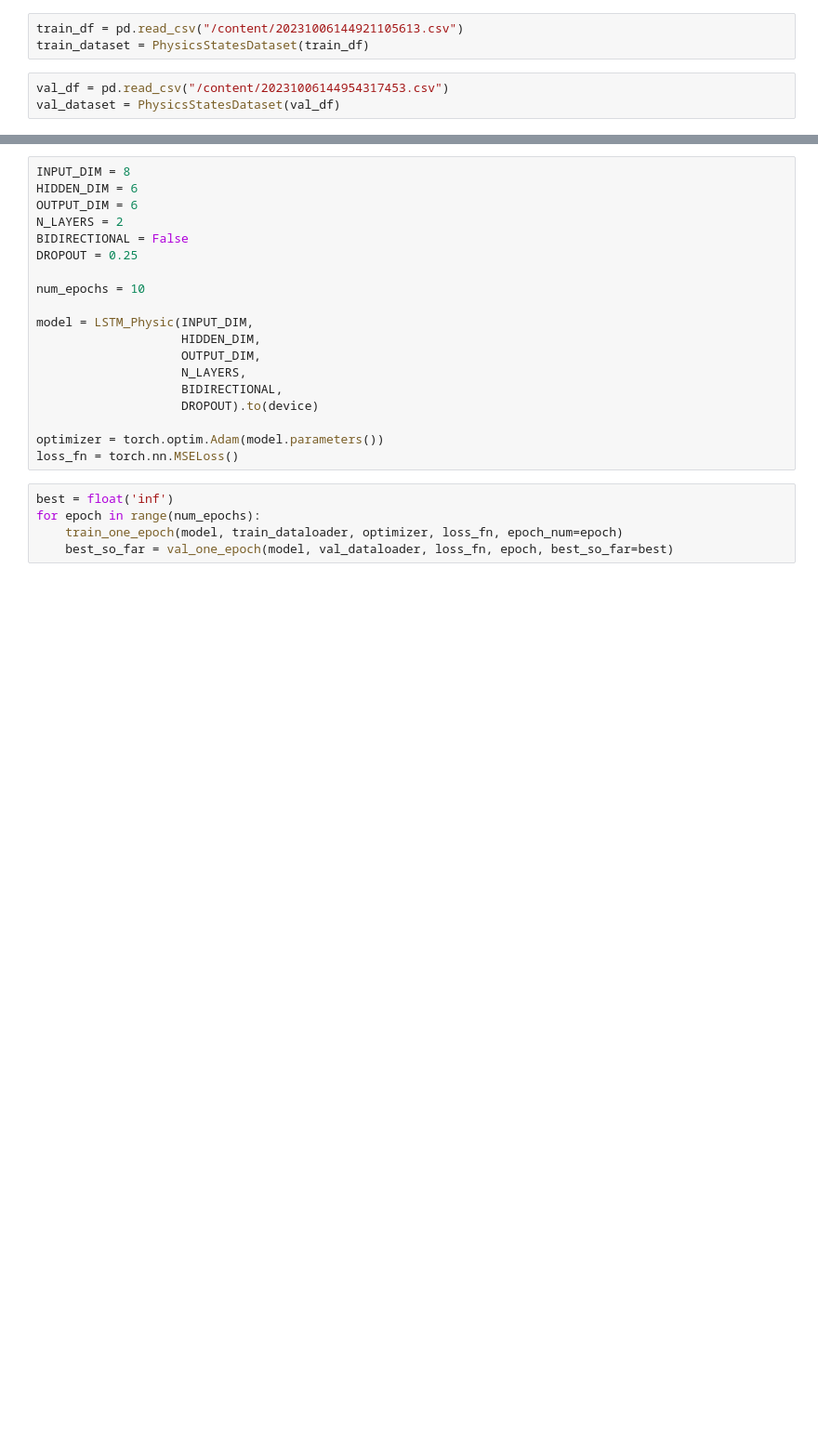
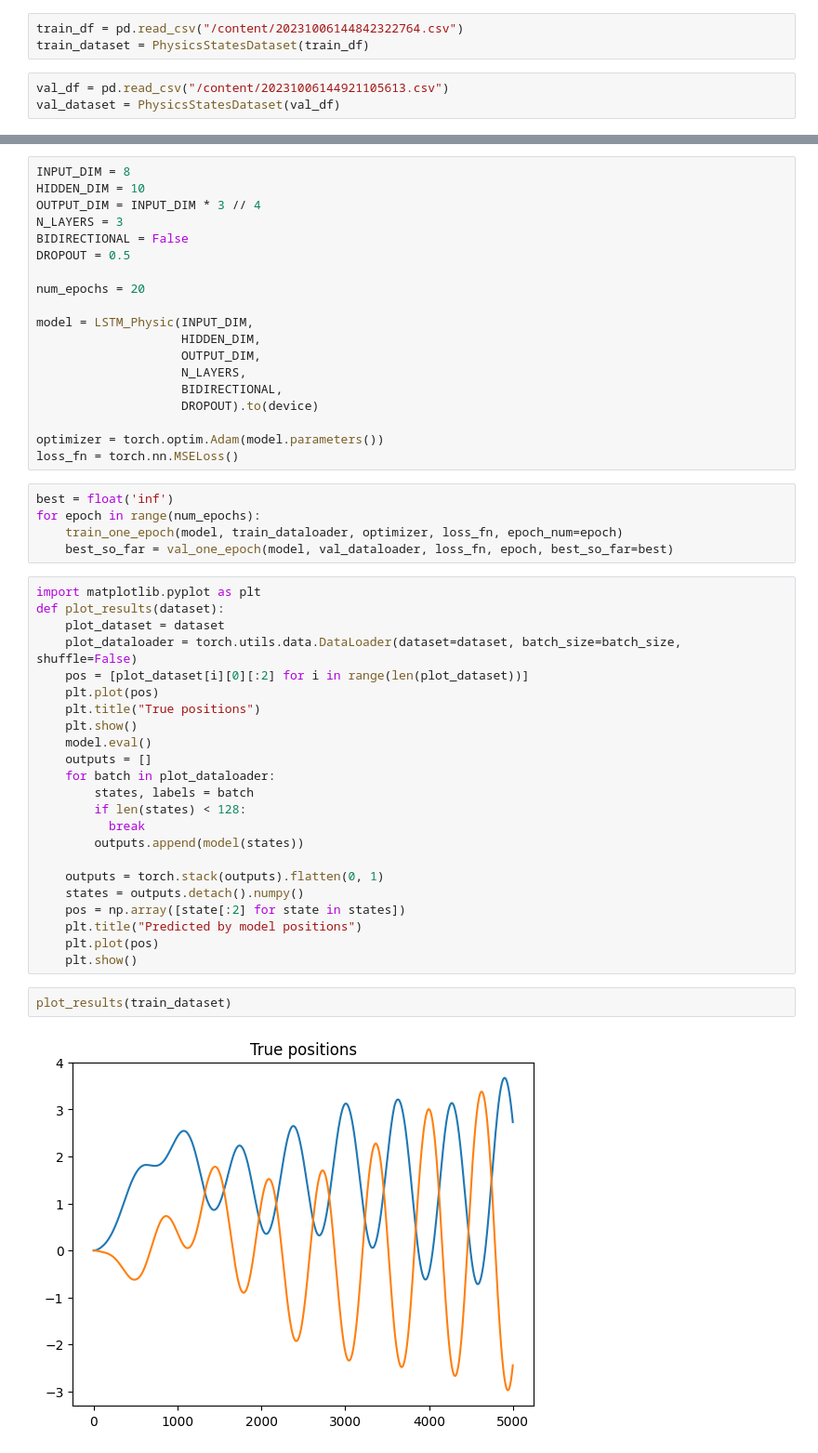
Before and after one commit to lvjonok/f23-pmldl-project, a Jupyter notebook: notebooks/double_pendulum.ipynb, the cells around one changed output, grey strips where cells are left out. Shown at 93% size. Drawn from its saved outputs; the diff is of its cells as text; blank space fills up the shorter version.

```diff
--- a/notebooks/double_pendulum.ipynb
+++ b/notebooks/double_pendulum.ipynb
@@ -64,10 +64,10 @@ class PhysicsStatesDataset(torch.utils.data.Dataset):
     def __len__(self) -> int:
         return len(self.states)-1
 # %%
-train_df = pd.read_csv("/content/20231006144921105613.csv")
+train_df = pd.read_csv("/content/20231006144842322764.csv")
 train_dataset = PhysicsStatesDataset(train_df)
 # %%
-val_df = pd.read_csv("/content/20231006144954317453.csv")
+val_df = pd.read_csv("/content/20231006144921105613.csv")
 val_dataset = PhysicsStatesDataset(val_df)
 # %%
 batch_size = 128
@@ -207,13 +212,13 @@ def val_one_epoch(
     return best_so_far
 # %%
 INPUT_DIM = 8
-HIDDEN_DIM = 6
-OUTPUT_DIM = 6
-N_LAYERS = 2
+HIDDEN_DIM = 10
+OUTPUT_DIM = INPUT_DIM * 3 // 4
+N_LAYERS = 3
 BIDIRECTIONAL = False
-DROPOUT = 0.25
+DROPOUT = 0.5
 
-num_epochs = 10
+num_epochs = 20
 
 model = LSTM_Physic(INPUT_DIM,
                     HIDDEN_DIM,
@@ -229,3 +234,30 @@ best = float('inf')
 for epoch in range(num_epochs):
     train_one_epoch(model, train_dataloader, optimizer, loss_fn, epoch_num=epoch)
     best_so_far = val_one_epoch(model, val_dataloader, loss_fn, epoch, best_so_far=best)
+# %%
+import matplotlib.pyplot as plt
+def plot_results(dataset):
+    plot_dataset = dataset
+    plot_dataloader = torch.utils.data.DataLoader(dataset=dataset, batch_size=batch_size, shuffle=False)
+    pos = [plot_dataset[i][0][:2] for i in range(len(plot_dataset))]
+    plt.plot(pos)
+    plt.title("True positions")
+    plt.show()
+    model.eval()
+    outputs = []
+    for batch in plot_dataloader:
+        states, labels = batch
+        if len(states) < 128:
+          break
+        outputs.append(model(states))
+
+    outputs = torch.stack(outputs).flatten(0, 1)
+    states = outputs.detach().numpy()
+    pos = np.array([state[:2] for state in states])
+    plt.title("Predicted by model positions")
+    plt.plot(pos)
+    plt.show()
+# %%
+plot_results(train_dataset)
+# %% [output]
+[figure, added]
```
Also changed, not shown: parts of 5 cells of this notebook, 1 other file.
